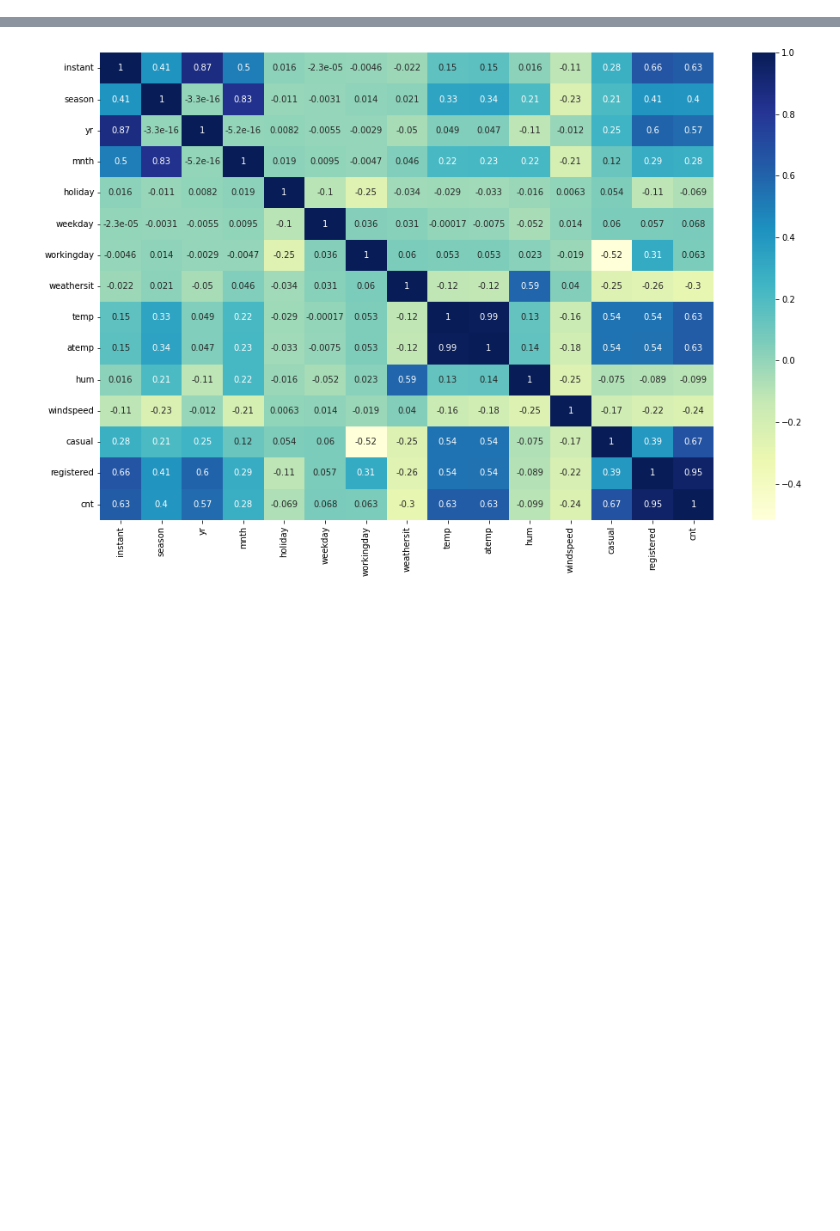
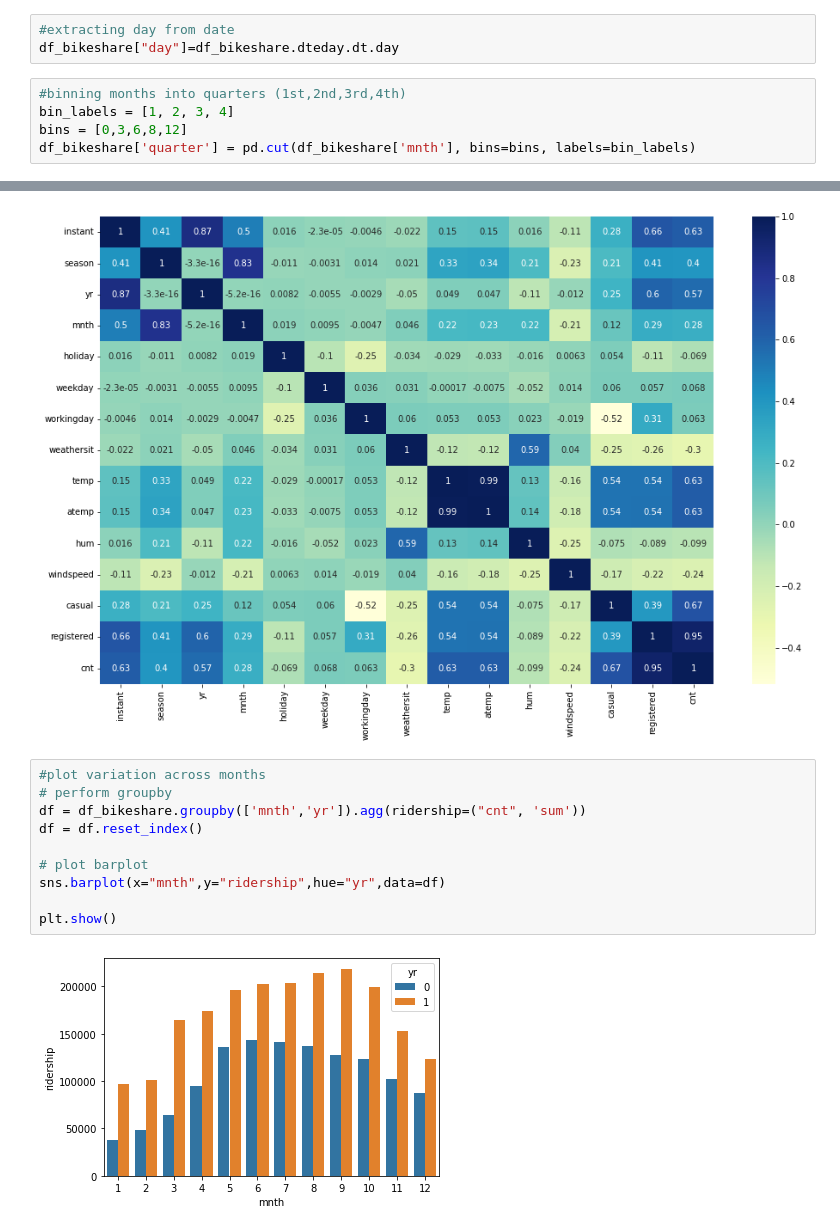
Before and after one commit to ishankarve/Linear-Regression, a Jupyter notebook: Multiple Linear Regression in Python/Assignment/Bike Sharing.ipynb, the cells around one changed output, grey strips where cells are left out. Cells and saved outputs as stored; diff of their text form; blank space fills up the shorter version.

Commit message:
Additional binning and visualisation

```diff
--- a/Multiple Linear Regression in Python/Assignment/Bike Sharing.ipynb
+++ b/Multiple Linear Regression in Python/Assignment/Bike Sharing.ipynb
@@ -192,6 +192,14 @@ df_bikeshare['windspeed_binned'] = pd.cut(df_bikeshare['windspeed'], bins=bins,
 bin_labels = [1, 2, 3, 4, 5, 6, 7, 8, 9, 10, 11, 12]
 bins = [-15,-10,-5,0,5,10,15,20,30,35,40,45,60]
 df_bikeshare['temp_binned'] = pd.cut(df_bikeshare['temp'], bins=bins, labels=bin_labels)
+# %%
+#extracting day from date
+df_bikeshare["day"]=df_bikeshare.dteday.dt.day
+# %%
+#binning months into quarters (1st,2nd,3rd,4th)
+bin_labels = [1, 2, 3, 4]
+bins = [0,3,6,8,12]
+df_bikeshare['quarter'] = pd.cut(df_bikeshare['mnth'], bins=bins, labels=bin_labels)
 # %% [markdown]
 ### **Step 5: Prelimnary Visualisation**
 Since all data is numeric, we can use plots to visualise data
@@ -297,3 +307,15 @@ sns.heatmap(df_bikeshare.corr(), annot = True, cmap="YlGnBu")
 plt.show()
 # %% [output]
 [figure]
+# %%
+#plot variation across months
+# perform groupby
+df = df_bikeshare.groupby(['mnth','yr']).agg(ridership=("cnt", 'sum'))
+df = df.reset_index()
+
+# plot barplot
+sns.barplot(x="mnth",y="ridership",hue="yr",data=df)
+
+plt.show()
+# %% [output]
+[figure, added]
```
Also changed, not shown: parts of 8 cells of this notebook.
